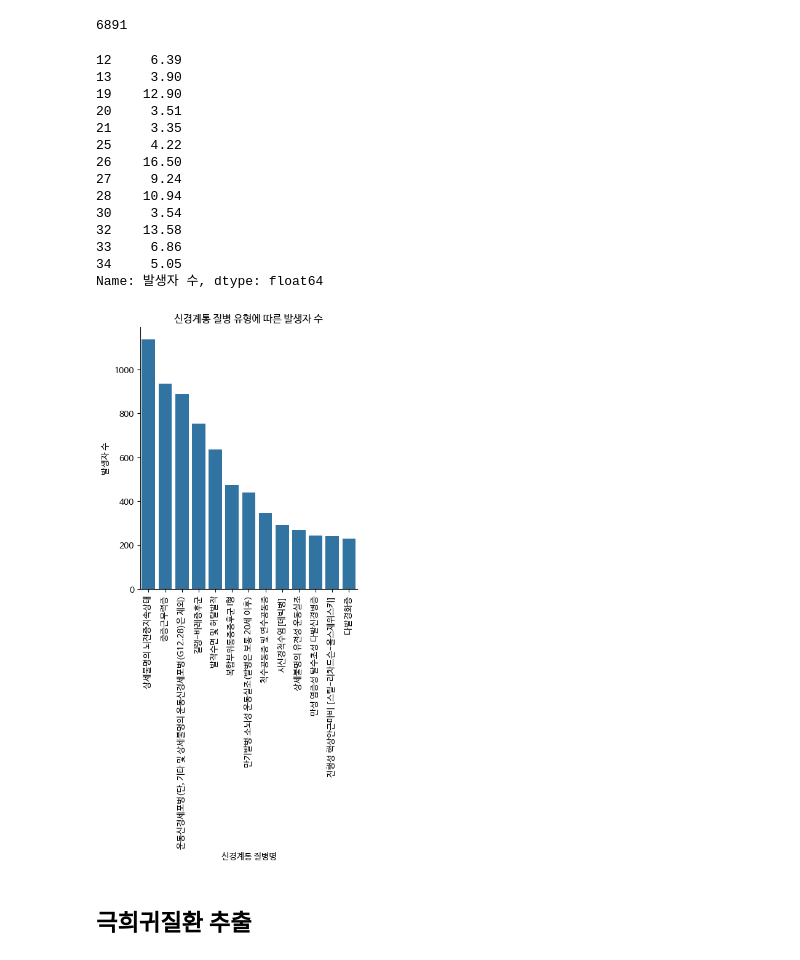
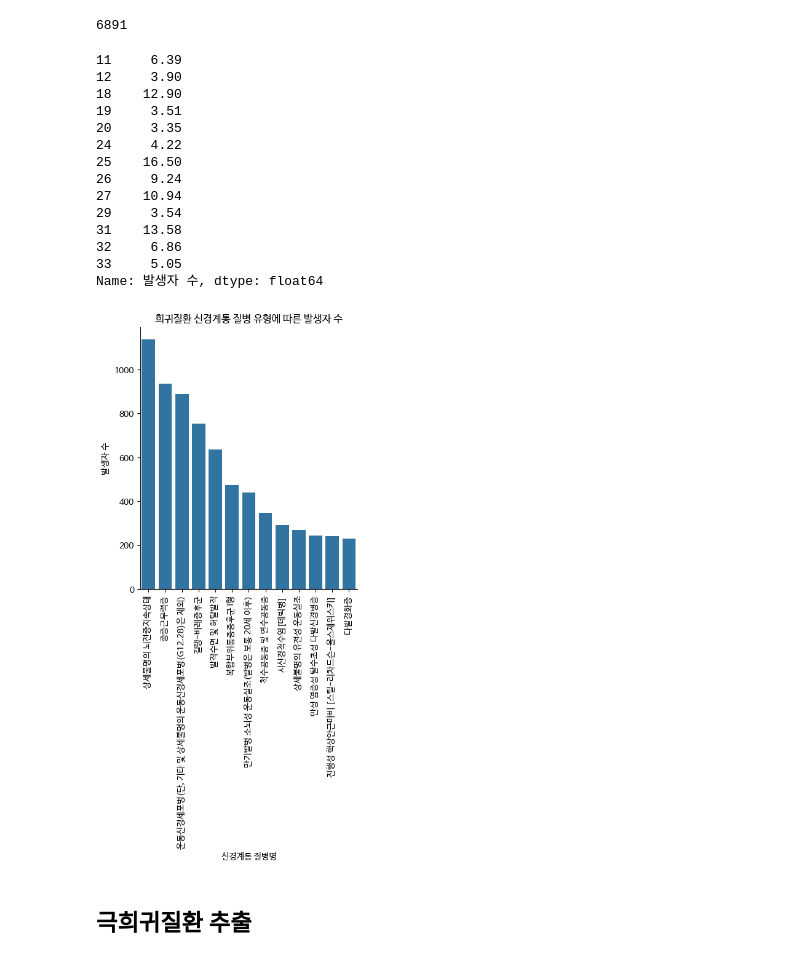
Before and after one commit to kdj0712/rare_field_fastapis, a Jupyter notebook: data/data_analysis/persona2/ipynb/persona2_DDA_youjin.ipynb, the cells around one changed output. Drawn from its saved outputs; the diff is of its cells as text; code cells hidden in the pictures.

```diff
--- a/data/data_analysis/persona2/ipynb/persona2_DDA_youjin.ipynb
+++ b/data/data_analysis/persona2/ipynb/persona2_DDA_youjin.ipynb
@@ -614,6 +649,0 @@ df_region_cate['발생자 수'].sum()
-# %%
-# A = df_rare_2021
-# B = df_region
-# A와 B를 '질환코드'를 기준으로 merge하고, A의 '질환분류'를 B의 맨 앞에 위치시키기
-df_region_cate = pd.merge(df_region, df_rare_2021[['질환코드', '질환분류']], on='질환코드', how='left')
-df_region_cate
@@ -677,4 +702 @@ M35.2      1
 Name: count, dtype: int64
-# %%
-df_region_cate = df_region_cate.drop_duplicates()  # 중복 열 제거
-df_region_cate
@@ -839,31 +856,32 @@ toal_sum_G
 population_accural = ((df_region_cate_filtered_letter_G['발생자 수'] / toal_sum_G) * 100).round(2)
 population_accural
 # %% [output]
-12     6.39
-13     3.90
-19    12.90
-20     3.51
-21     3.35
-25     4.22
-26    16.50
-27     9.24
-28    10.94
-30     3.54
-32    13.58
-33     6.86
-34     5.05
+11     6.39
+12     3.90
+18    12.90
+19     3.51
+20     3.35
+24     4.22
+25    16.50
+26     9.24
+27    10.94
+29     3.54
+31    13.58
+32     6.86
+33     5.05
 Name: 발생자 수, dtype: float64
 # %%
 # 데이터프레임을 막대의 길이에 따라 내림차순으로 정렬
 df_region_cate_filtered_letter_G_graph = df_region_cate_filtered_letter_G.sort_values(by='발생자 수', ascending=False)
 
+# 희귀질환만 추출한 데이터에서 '신경계통 질병 유형에 따른 발생자 수' 그래프 확인
 sns.catplot(data=df_region_cate_filtered_letter_G_graph, x='질병명', y='발생자 수', kind='bar')
-plt.title('신경계통 질병 유형에 따른 발생자 수')
+plt.title('희귀질환 신경계통 질병 유형에 따른 발생자 수')
 plt.xlabel('신경계통 질병명')
 plt.xticks(rotation=90)
 plt.show()
 # %% [output]
-[figure, old version]
+[figure, new version]
 # %% [markdown]
 ## 극희귀질환 추출
 # %%
```
Also changed, not shown: parts of 48 cells of this notebook, 8 other files.
